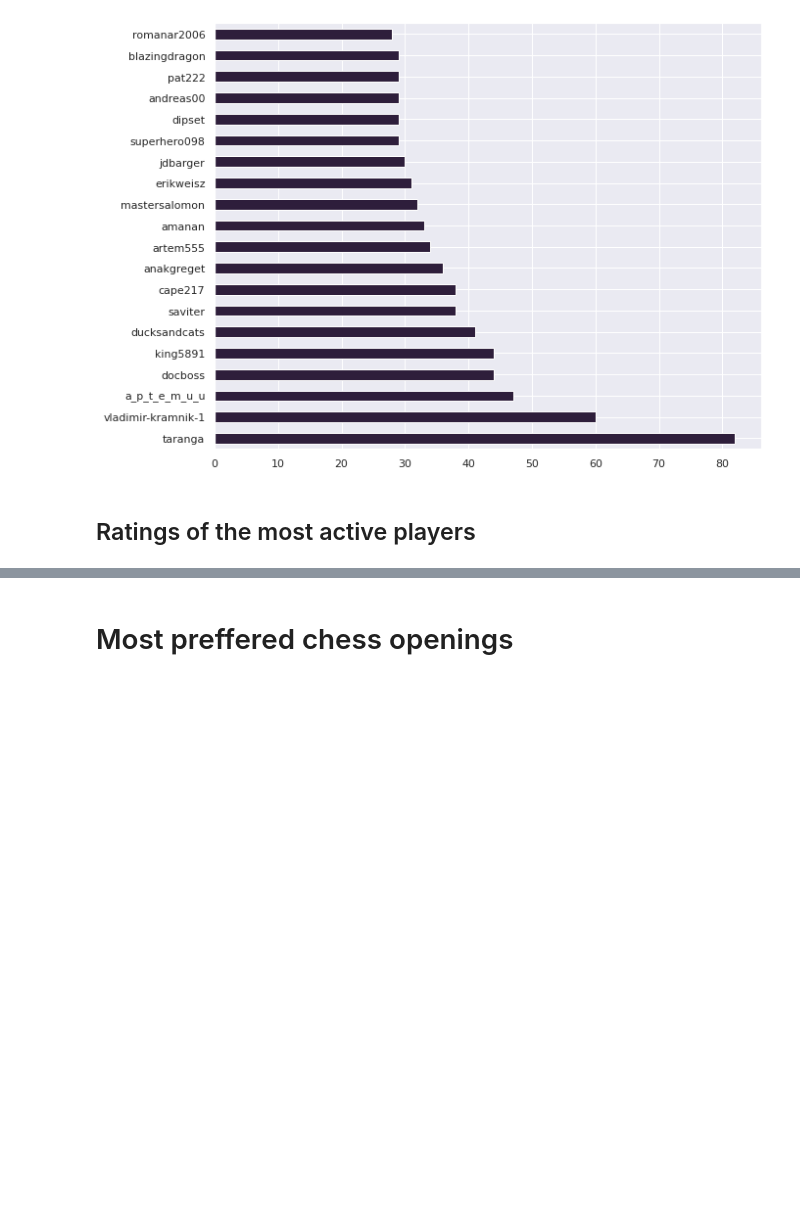
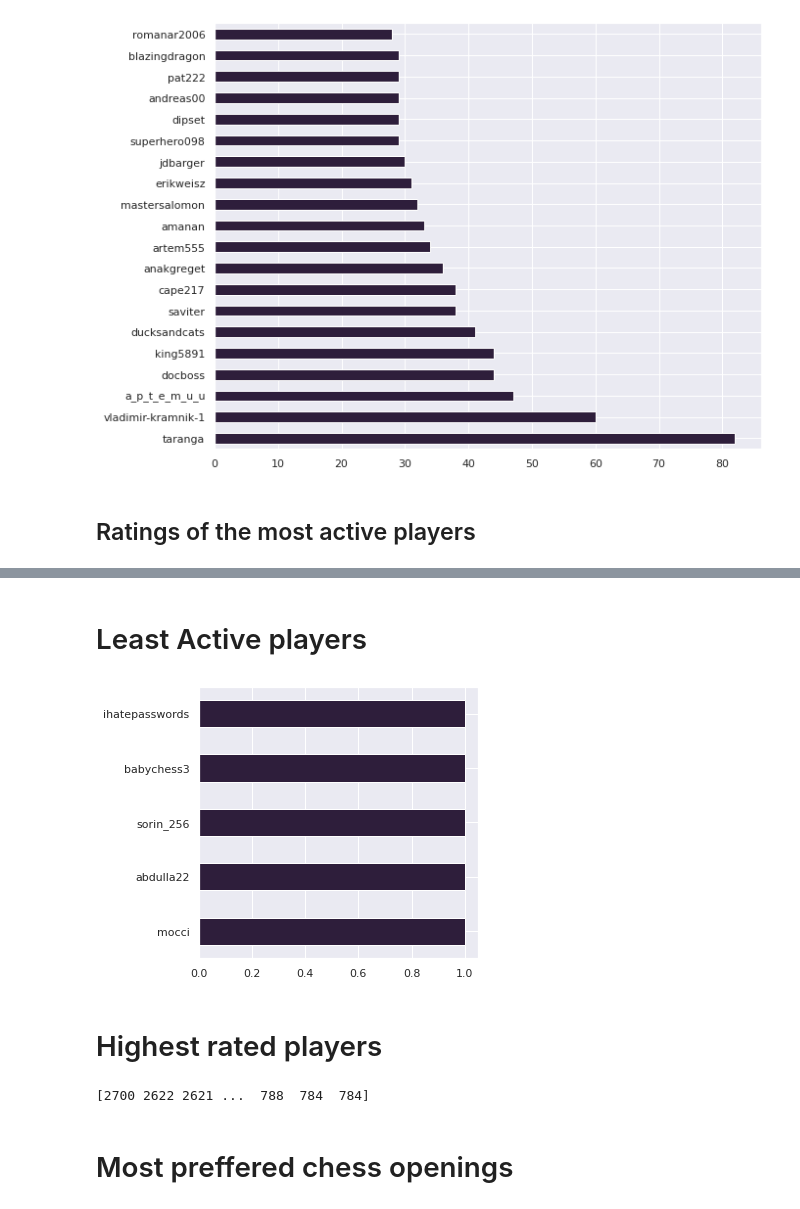
Before and after one commit to Gail529/Chess_EDA, a Jupyter notebook: chess_EDA.ipynb, the cells around one changed output, grey strips where cells are left out. Saved outputs shown, nothing was run; the diff lists cells and outputs as text; code cells hidden in the pictures; blank space fills up the shorter version.

```diff
--- a/chess_EDA.ipynb
+++ b/chess_EDA.ipynb
@@ -33,10 +53,19 @@ ax=data['black_id'].value_counts().head(20).plot(kind='barh')
+# %% [markdown]
+# Least Active players
 # %%
-
-opening_data=data.loc[data['opening_name'] == 'anakgreget' ]
 sns.set_theme(style='darkgrid',palette="mako")
-plt.figure(figsize=(10,8))
-ax=data['black_id'].value_counts().head(20).plot(kind='barh')
-ax =  sns.histplot(data,x="black_rating",kde=True)
+plt.figure(figsize=(5,5))
+ax=data['black_id'].value_counts().tail(5).plot(kind='barh')
+# %% [output]
+[figure, added]
+# %% [markdown]
+# Highest rated players
+# %%
+data.sort_values(by=['white_rating'],inplace=True,ascending=False)
+rating_list=data['white_rating'].values
+print(rating_list)
+# %% [output]
+[2700 2622 2621 ...  788  784  784]
 # %% [markdown]
 # Most preffered chess openings
 # %%
```
Also changed, not shown: parts of 2 cells of this notebook.
